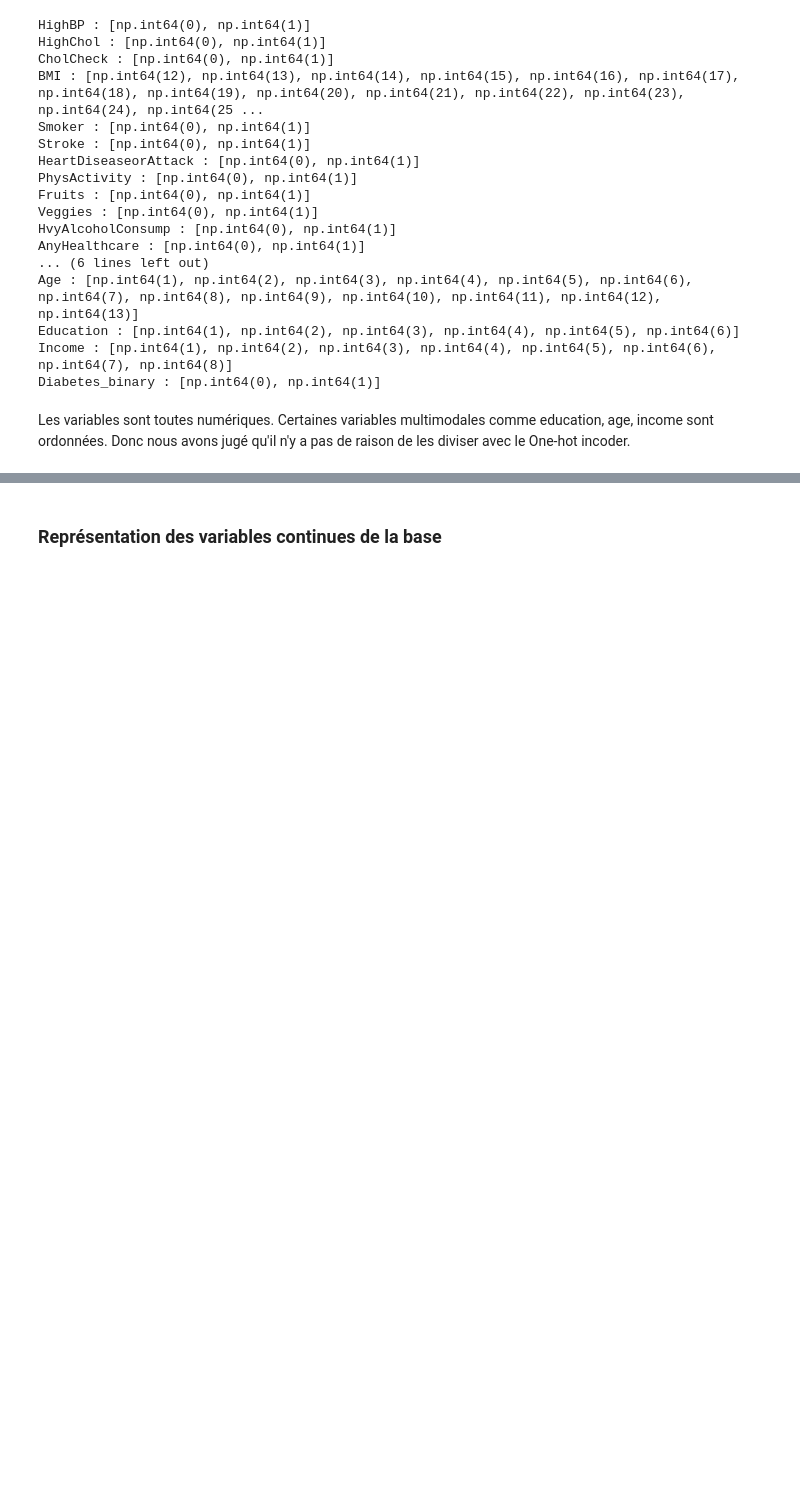
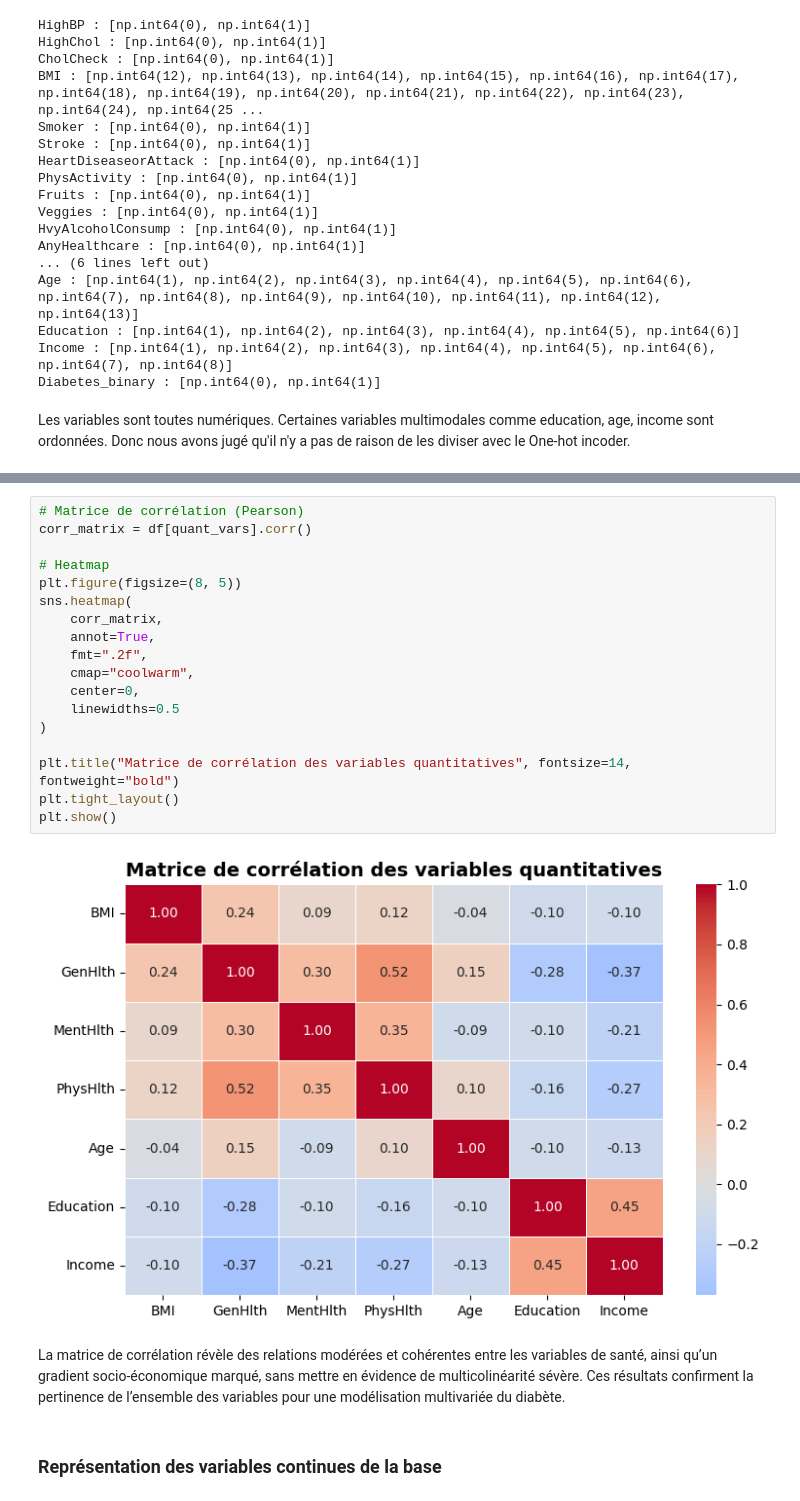
Before and after one commit to DomNoutsGit/Applied-Statistical-Learning-Projet-, a Jupyter notebook: ASL.ipynb, the cells around one changed output, grey strips where cells are left out. Drawn from its saved outputs; the diff is of its cells as text; blank space fills up the shorter version.

```diff
--- a/ASL.ipynb
+++ b/ASL.ipynb
@@ -266,3 +485,25 @@ Les variables sont toutes numériques. Certaines variables multimodales comme ed
+# %%
+# Matrice de corrélation (Pearson)
+corr_matrix = df[quant_vars].corr()
+
+# Heatmap
+plt.figure(figsize=(8, 5))
+sns.heatmap(
+    corr_matrix,
+    annot=True,
+    fmt=".2f",
+    cmap="coolwarm",
+    center=0,
+    linewidths=0.5
+)
+
+plt.title("Matrice de corrélation des variables quantitatives", fontsize=14, fontweight="bold")
+plt.tight_layout()
+plt.show()
+# %% [output]
+[figure, added]
+# %% [markdown]
+La matrice de corrélation révèle des relations modérées et cohérentes entre les variables de santé, ainsi qu’un gradient socio-économique marqué, sans mettre en évidence de multicolinéarité sévère. Ces résultats confirment la pertinence de l’ensemble des variables pour une modélisation multivariée du diabète.
 # %% [markdown]
 ### Représentation des variables continues de la base
 # %%
```
Also changed, not shown: parts of 9 cells of this notebook, 5 other files.
